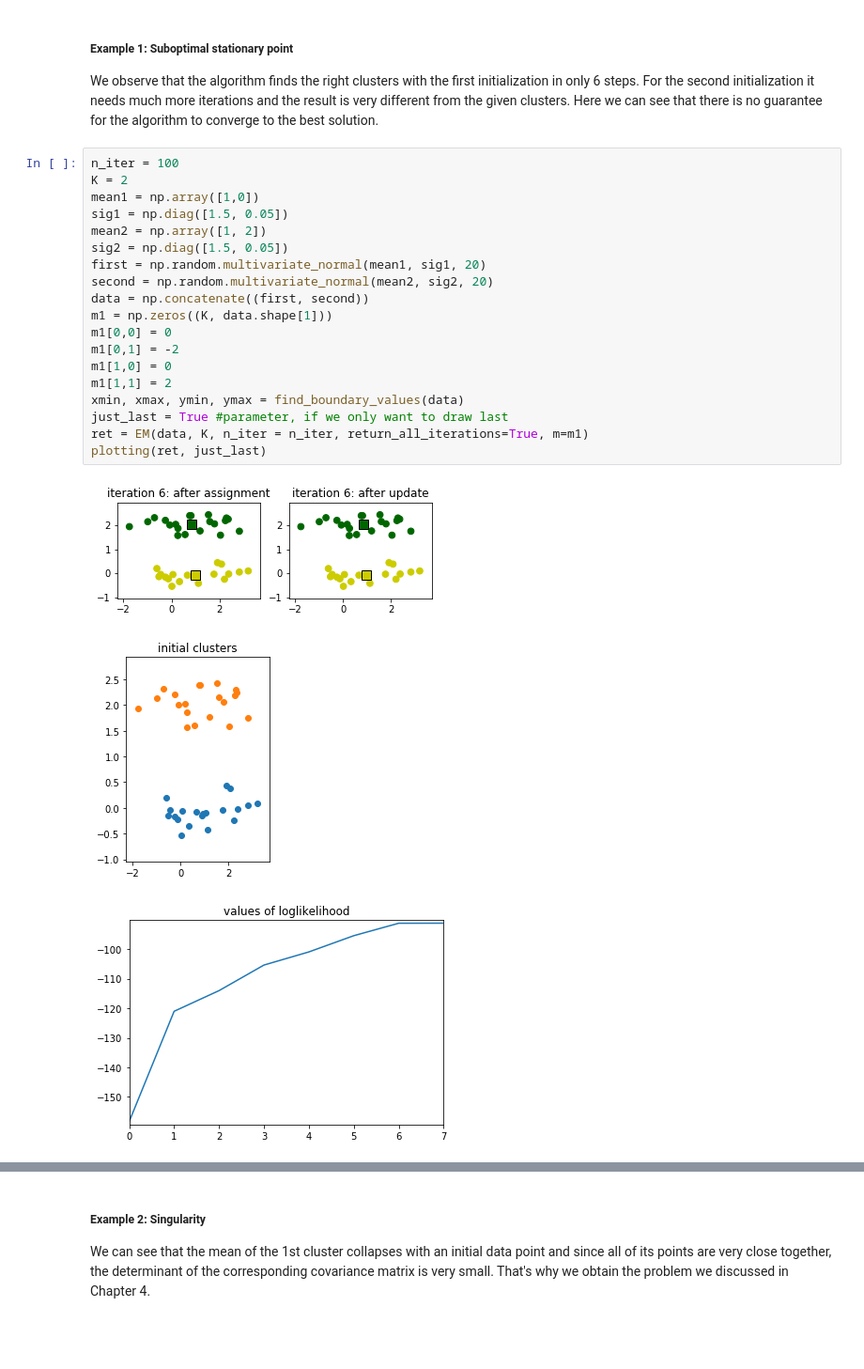
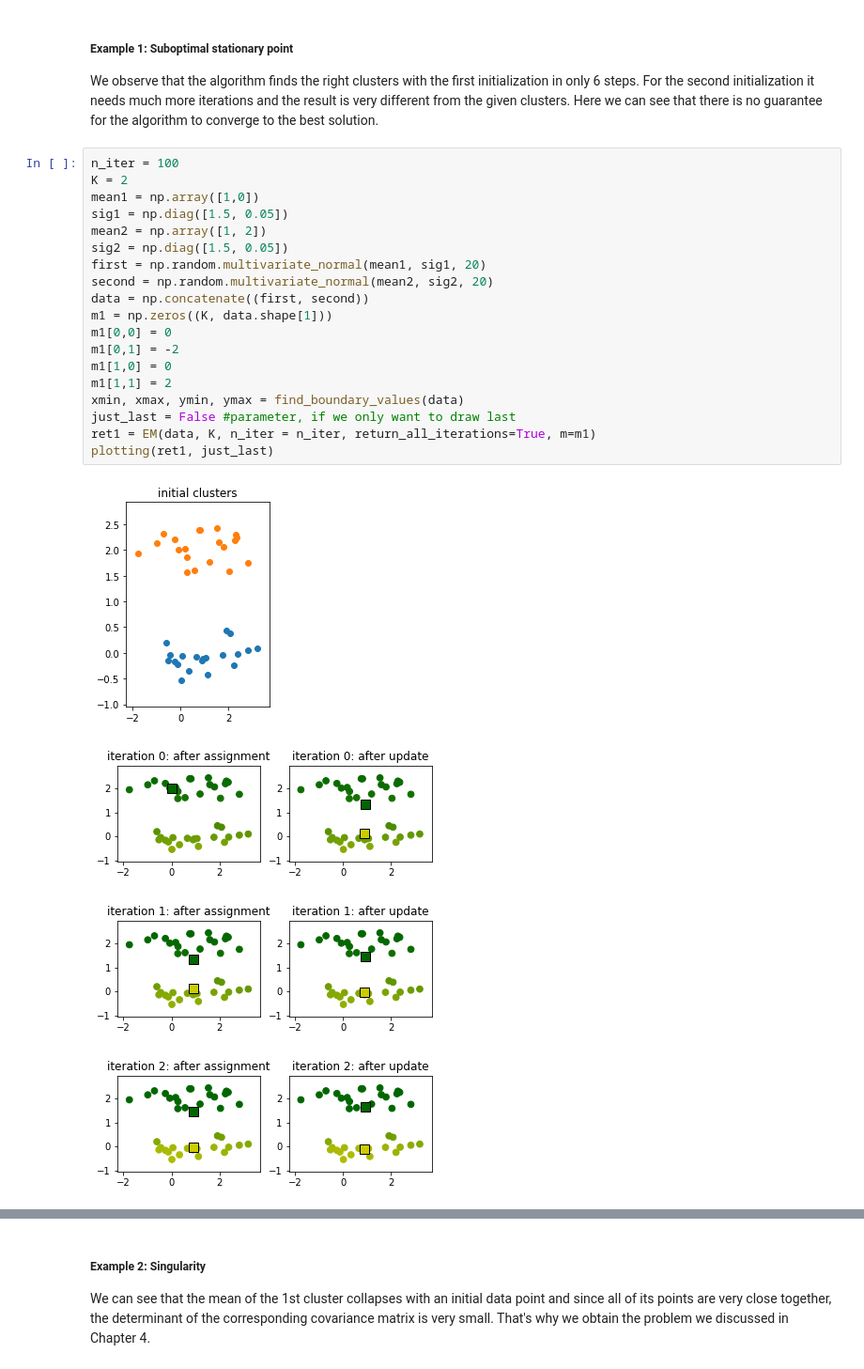
Before and after one commit to M-crypto645/Mathematical-Data-Science-Project, a Jupyter notebook: EM_algorithm_paper_with_comments.ipynb, the cells around one changed output, grey strips where cells are left out. Shown at 94% size. Saved outputs shown, nothing was run; the diff lists cells and outputs as text; blank space fills up the shorter version.

```diff
--- a/EM_algorithm_paper_with_comments.ipynb
+++ b/EM_algorithm_paper_with_comments.ipynb
@@ -338,23 +358,24 @@ We observe that the algorithm finds the right clusters with the first initializa
 # %%
 n_iter = 100
 K = 2
 mean1 = np.array([1,0])
 sig1 = np.diag([1.5, 0.05])
 mean2 = np.array([1, 2])
 sig2 = np.diag([1.5, 0.05])
 first = np.random.multivariate_normal(mean1, sig1, 20)
 second = np.random.multivariate_normal(mean2, sig2, 20)
 data = np.concatenate((first, second))
 m1 = np.zeros((K, data.shape[1]))
 m1[0,0] = 0
 m1[0,1] = -2
 m1[1,0] = 0
 m1[1,1] = 2
 xmin, xmax, ymin, ymax = find_boundary_values(data)
-just_last = True #parameter, if we only want to draw last
-ret = EM(data, K, n_iter = n_iter, return_all_iterations=True, m=m1)
-plotting(ret, just_last)
+just_last = False #parameter, if we only want to draw last
+ret1 = EM(data, K, n_iter = n_iter, return_all_iterations=True, m=m1)
+plotting(ret1, just_last)
 # %% [output]
-[figure, old version]
+[figure, new version]
-[figure, old version]
+[figure, new version]
-[figure, old version]
+[figure, new version]
+[figure, added]
```
Also changed, not shown: parts of 5 cells of this notebook.
